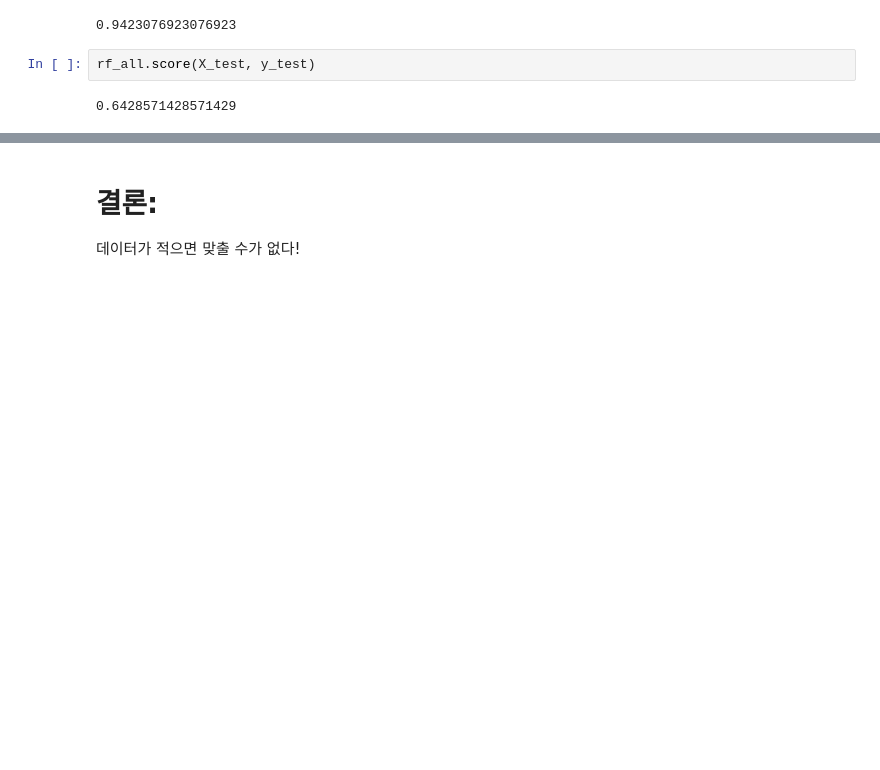
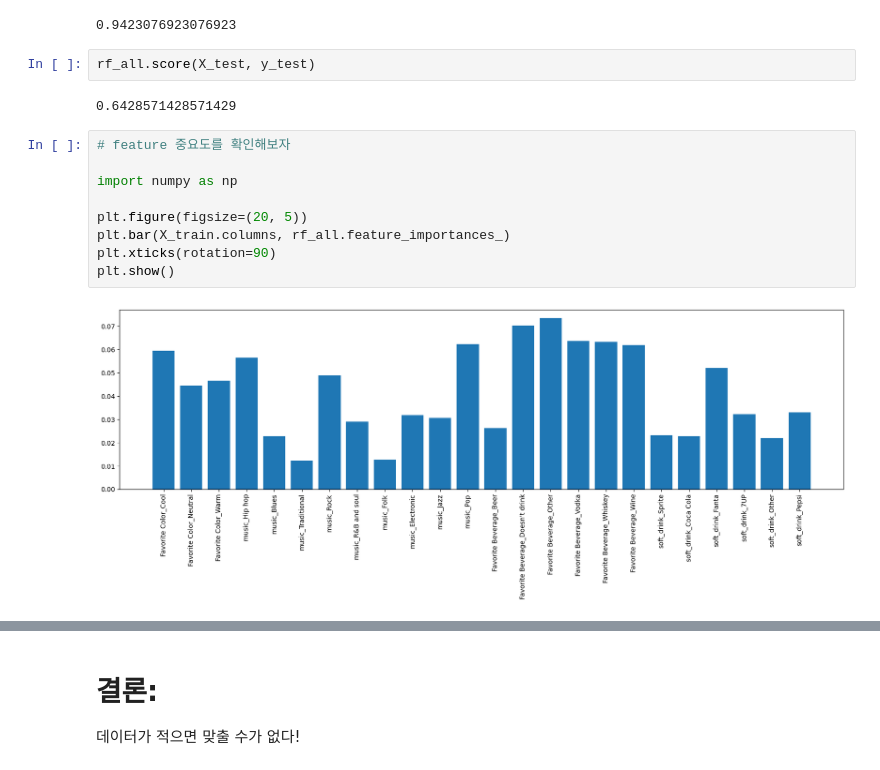
Before and after one commit to saintdragon2/python_101_snu_2024_04, a Jupyter notebook: hongong_ml_dl/s2024_0525/is_it_him_or_her.ipynb, the cells around one changed output, grey strips where cells are left out. Cells and saved outputs as stored; diff of their text form; blank space fills up the shorter version.

```diff
--- a/hongong_ml_dl/s2024_0525/is_it_him_or_her.ipynb
+++ b/hongong_ml_dl/s2024_0525/is_it_him_or_her.ipynb
@@ -256,3 +256,14 @@ rf_all.score(X_train, y_train)
 rf_all.score(X_test, y_test)
 # %% [output]
 0.6428571428571429
+# %%
+# feature 중요도를 확인해보자
+
+import numpy as np
+
+plt.figure(figsize=(20, 5))
+plt.bar(X_train.columns, rf_all.feature_importances_)
+plt.xticks(rotation=90)
+plt.show()
+# %% [output]
+[figure, added]
```
Also changed, not shown: parts of 1 cell of this notebook.
